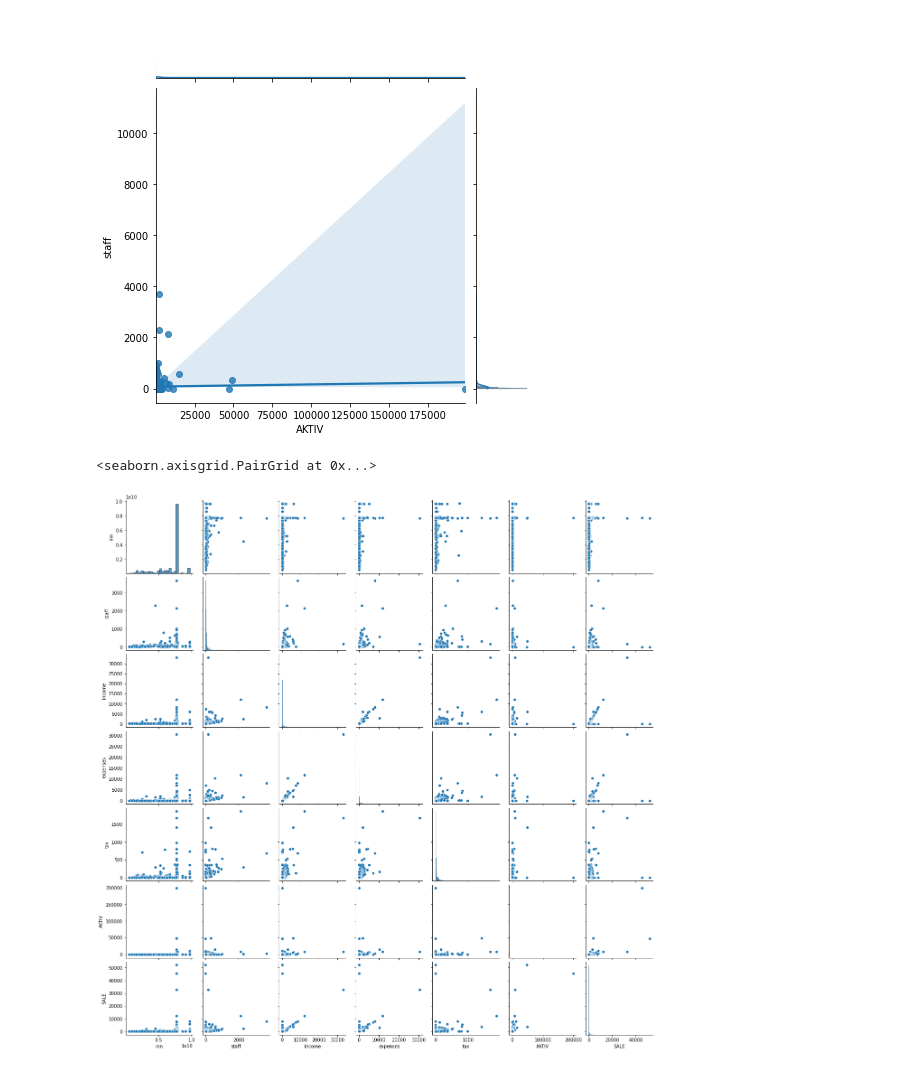
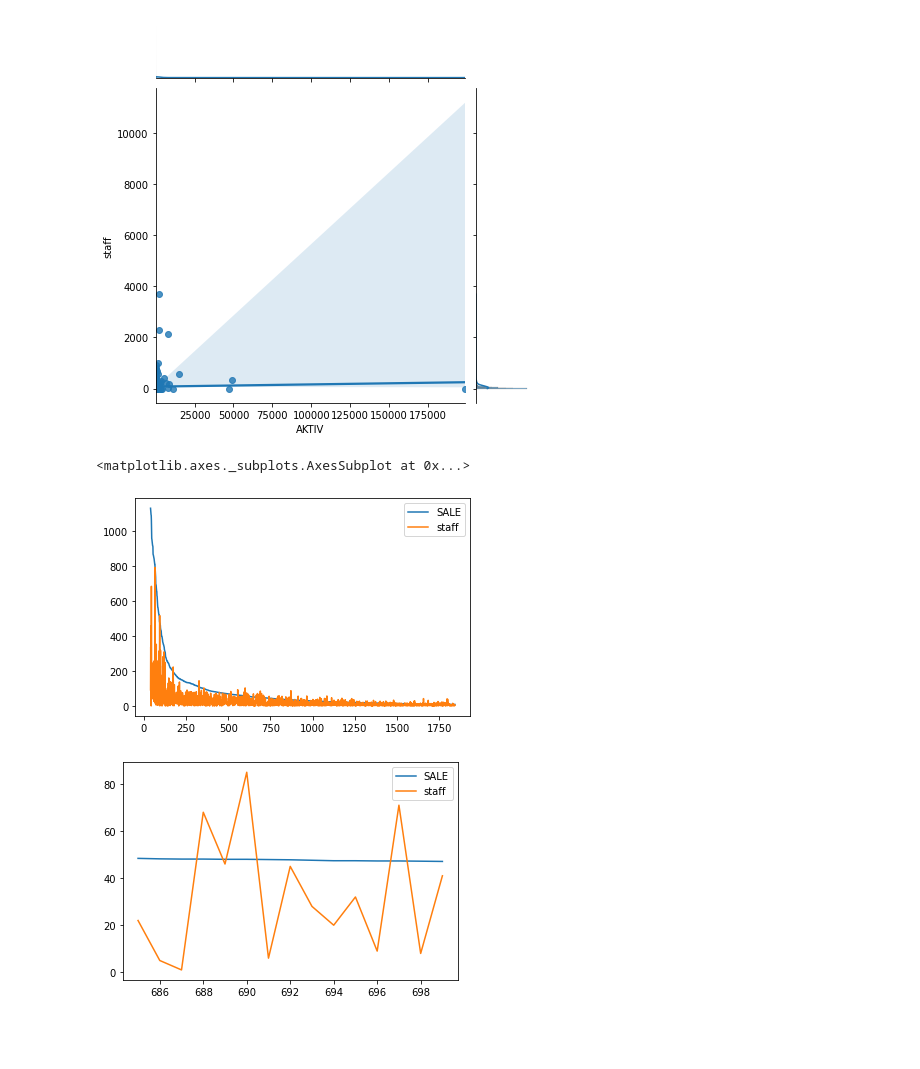
Before and after one commit to Alex478/Project_find_values, a Jupyter notebook: project_find_values.ipynb, the cells around one changed output. Saved outputs shown, nothing was run; the diff lists cells and outputs as text; code cells hidden in the pictures; blank space fills up the shorter version.

```diff
--- a/project_find_values.ipynb
+++ b/project_find_values.ipynb
@@ -508,12 +527,6 @@ data_1.AKTIV.plot()
 sns.jointplot(x='AKTIV', y='staff', data=data_1, kind='reg');
 # %% [output]
 [figure]
-# %%
-# отношение между всеми парами переменных
-sns.pairplot(data_1)
-# %% [output]
-<seaborn.axisgrid.PairGrid at 0x...>
-[figure, removed]
 # %%
 # разобьем все компании на группы / до 1млн / от 1млн до 10млн / от 10млн до 100млн / от 100млн до 1000 / больше 1000
 def grup(val):
@@ -529,5 +542,14 @@ def grup(val):
         return '10000_>'
 data_1['groups'] = data_1['VYR'].apply(lambda x: grup(x), axis = 1)
 data_1.head(3)
+# %%
+# выручка и персонал
+data_pers = data_1.loc[:,['SALE', 'staff']]
+data_pers[40:].plot() # интересно почему кол-во человек нигде почти не превышает линию обьема выручки /
+data_pers[685:700].plot() #
+# %% [output]
+<matplotlib.axes._subplots.AxesSubplot at 0x...>
+[figure, added]
+[figure, added]
 # %%
 # анализ продолжится дальше
```
Also changed, not shown: parts of 20 cells of this notebook.
